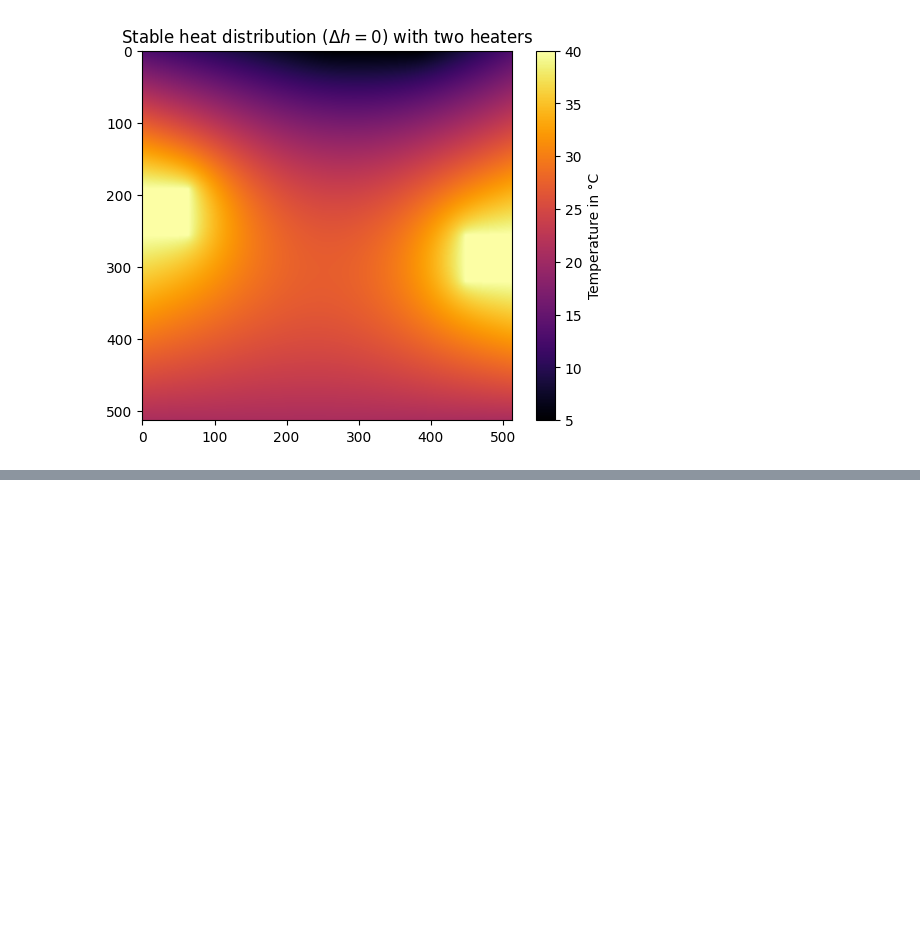
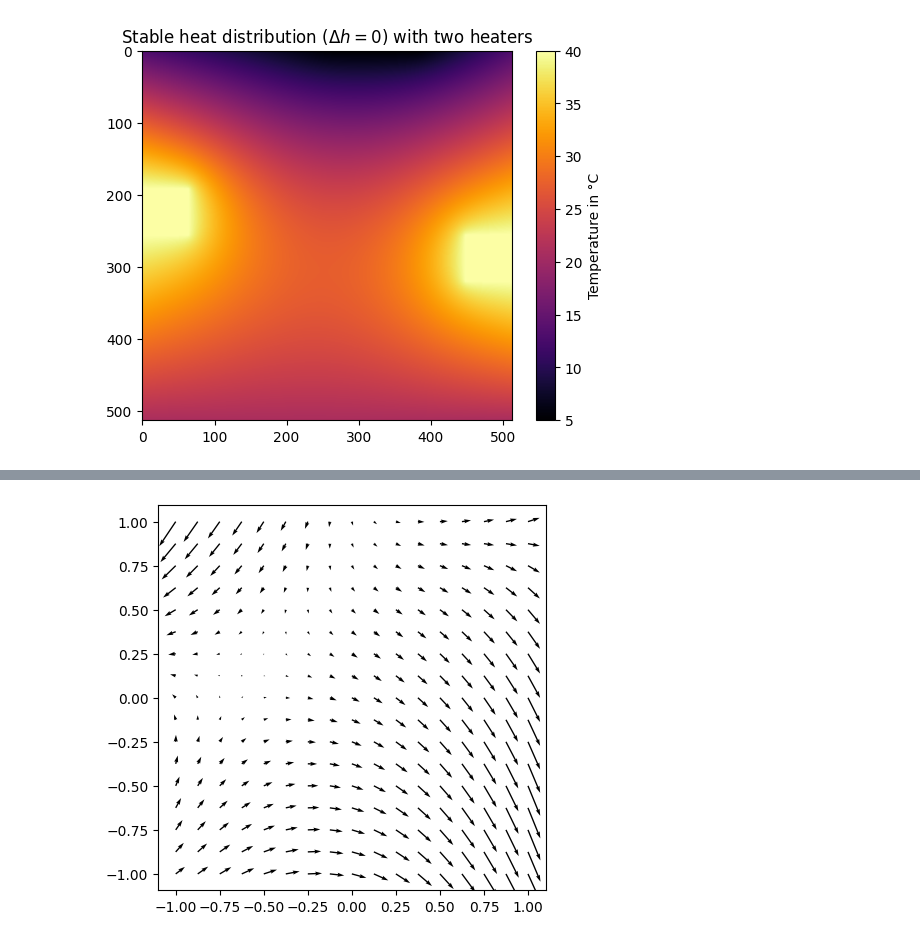
Before and after one commit to robert-wbe/Multigrid-seminar, a Jupyter notebook: test.ipynb, the cells around one changed output, grey strips where cells are left out. Cells and saved outputs as stored; diff of their text form; code cells hidden in the pictures; blank space fills up the shorter version.

```diff
--- a/test.ipynb
+++ b/test.ipynb
@@ -207,0 +274,19 @@ Runtime: 0.08504s
+# %%
+def v(coords: torch.Tensor) -> torch.Tensor:
+    x, y = coords.movedim(-1, 0)
+    return torch.stack((
+        x - torch.sin(y) + torch.cos(x) + torch.atan(x*y),
+        y*torch.tan(x*y) - 1.5*x.exp() + 2*x*y + 1
+    ), dim=-1)
+# %%
+X = torch.linspace(-1, 1, 17)
+Y = torch.linspace(-1, 1, 17)
+grid = torch.stack(torch.meshgrid(X, Y, indexing='xy'), dim=-1)
+h = 1/8
+# %%
+plt.figure(figsize=(5, 5))
+plt.axis('equal')
+plt.quiver(X, Y, *v(grid).movedim(-1, 0))
+plt.show()
+# %% [output]
+[figure, added]
```
Also changed, not shown: parts of 31 cells of this notebook.
